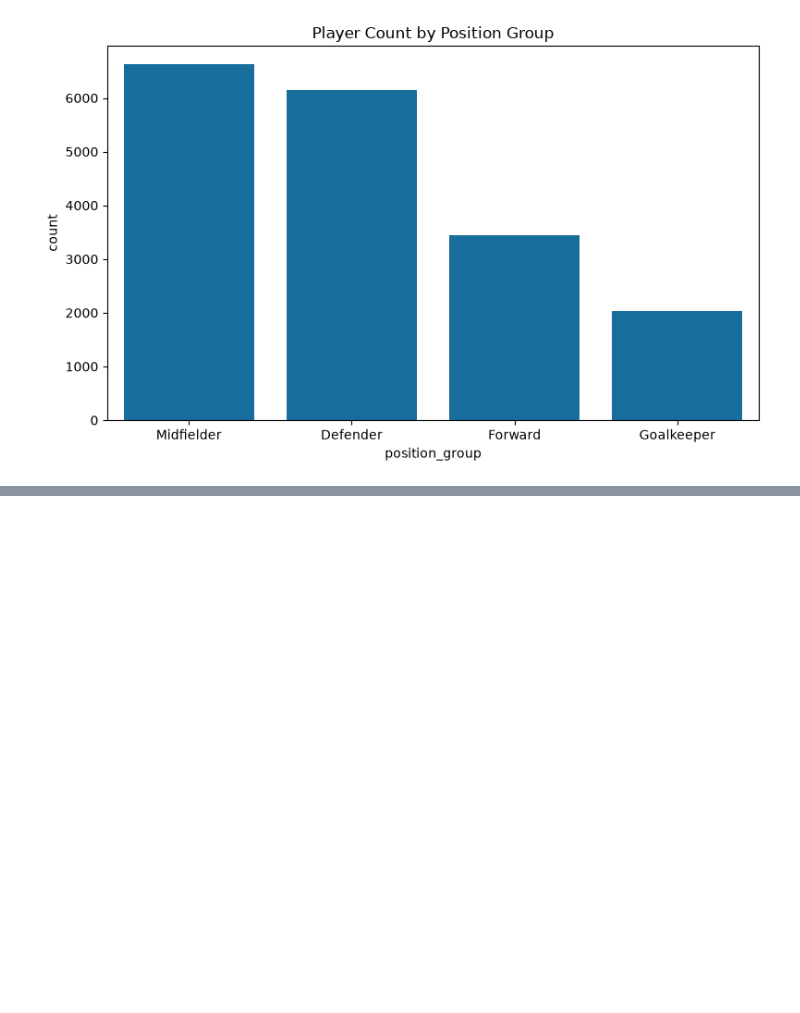
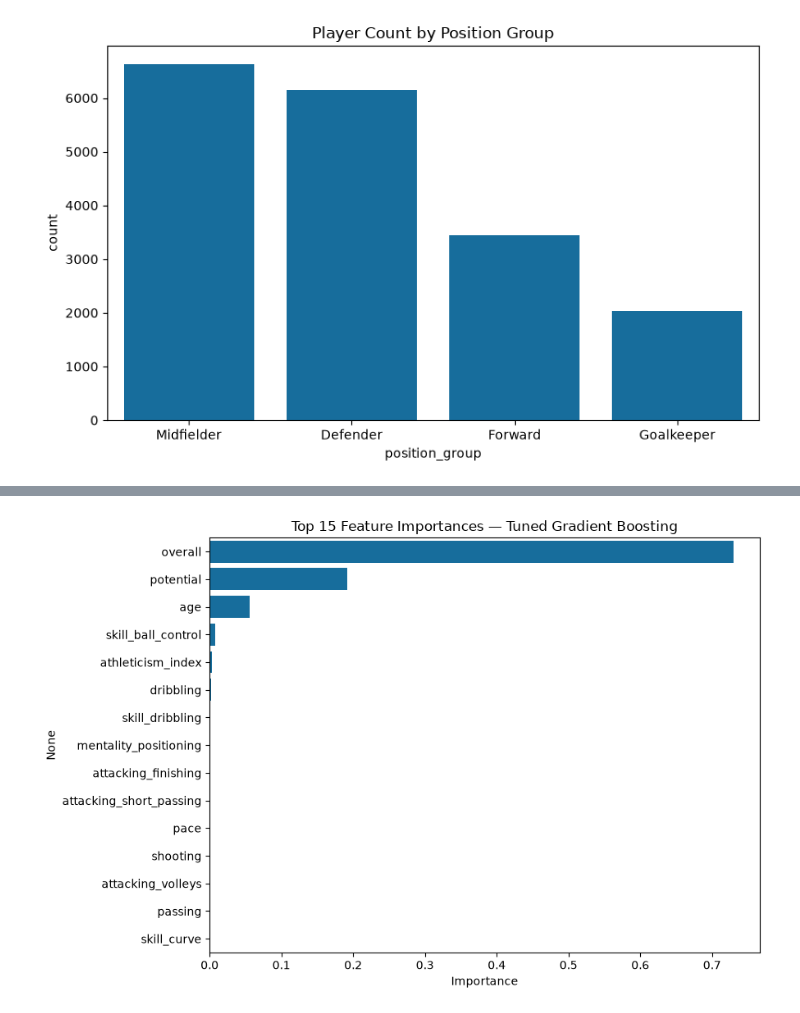
Before and after one commit to Nishitha2006/fc24-player-analytics-ml, a Jupyter notebook: regression.ipynb, the cells around one changed output, grey strips where cells are left out. Cells and saved outputs as stored; diff of their text form; code cells hidden in the pictures; blank space fills up the shorter version.

```diff
--- a/regression.ipynb
+++ b/regression.ipynb
@@ -375,0 +700,14 @@ plt.show()
+# %%
+# 3. Feature importance (tree-based model required)
+importances = pd.Series(best_model.feature_importances_, index=X_train_scaled.columns)
+top_15 = importances.sort_values(ascending=False).head(15)
+
+plt.figure(figsize=(9, 6))
+sns.barplot(x=top_15.values, y=top_15.index)
+plt.title('Top 15 Feature Importances — Tuned Gradient Boosting')
+plt.xlabel('Importance')
+plt.tight_layout()
+plt.savefig('regression_feature_importance.png', bbox_inches='tight')
+plt.show()
+# %% [output]
+[figure, added]
```
Also changed, not shown: parts of 29 cells of this notebook, 3 other files.
